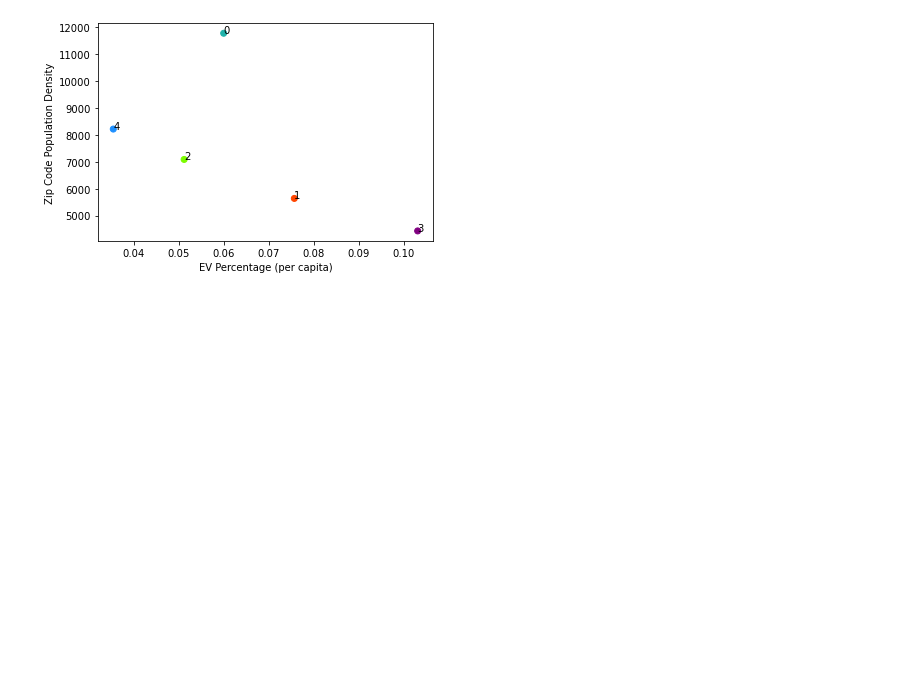
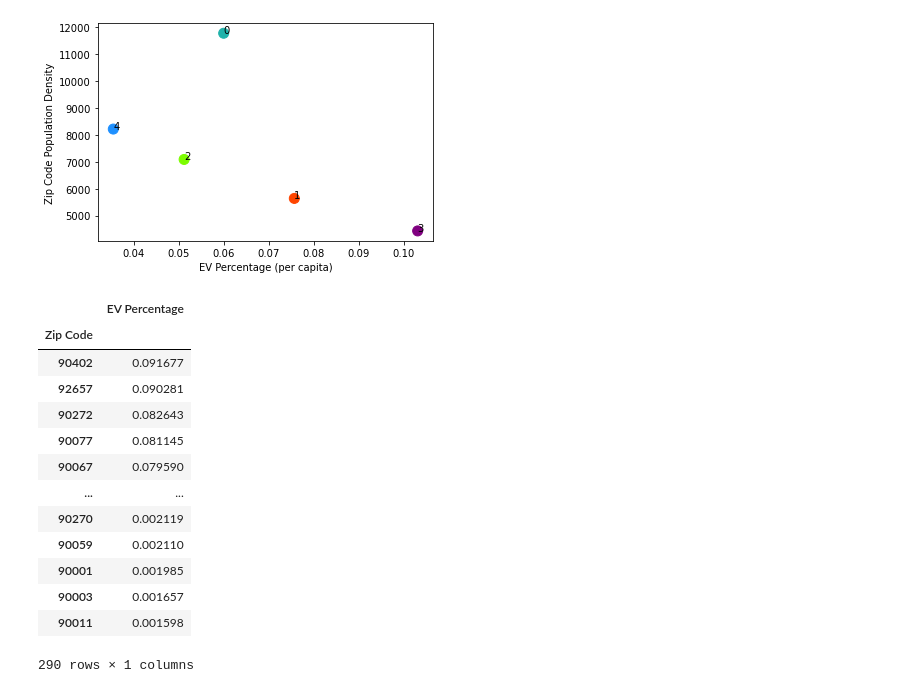
Before and after one commit to jarviskroos7/SoCalEVCSNetwork, a Jupyter notebook: notebooks/dmv.ipynb, the cells around one changed output. Cells and saved outputs as stored; diff of their text form; code cells hidden in the pictures; blank space fills up the shorter version.

Commit message:
dmv file completed. lehd completed without correlation to ev chargers.

```diff
--- a/notebooks/dmv.ipynb
+++ b/notebooks/dmv.ipynb
@@ -662,3 +675,21 @@ plt.ylabel('Zip Code Population Density')
 plt.show()
 # %% [output]
 [figure]
+# %%
+chargers_and_ev_percentage_simple[['Zip Code','EV Percentage']].groupby(
+    'Zip Code').mean().sort_values('EV Percentage',ascending=False)
+# %% [output]
+|  | EV Percentage |
+| Zip Code |  |
+| 90402 | 0.091677 |
+| 92657 | 0.090281 |
+| 90272 | 0.082643 |
+| 90077 | 0.081145 |
+| 90067 | 0.079590 |
+| ... | ... |
+| 90270 | 0.002119 |
+| 90059 | 0.002110 |
+| 90001 | 0.001985 |
+| 90003 | 0.001657 |
+| 90011 | 0.001598 |
+290 rows × 1 columns
```
Also changed, not shown: parts of 19 cells of this notebook, 10 other files.
